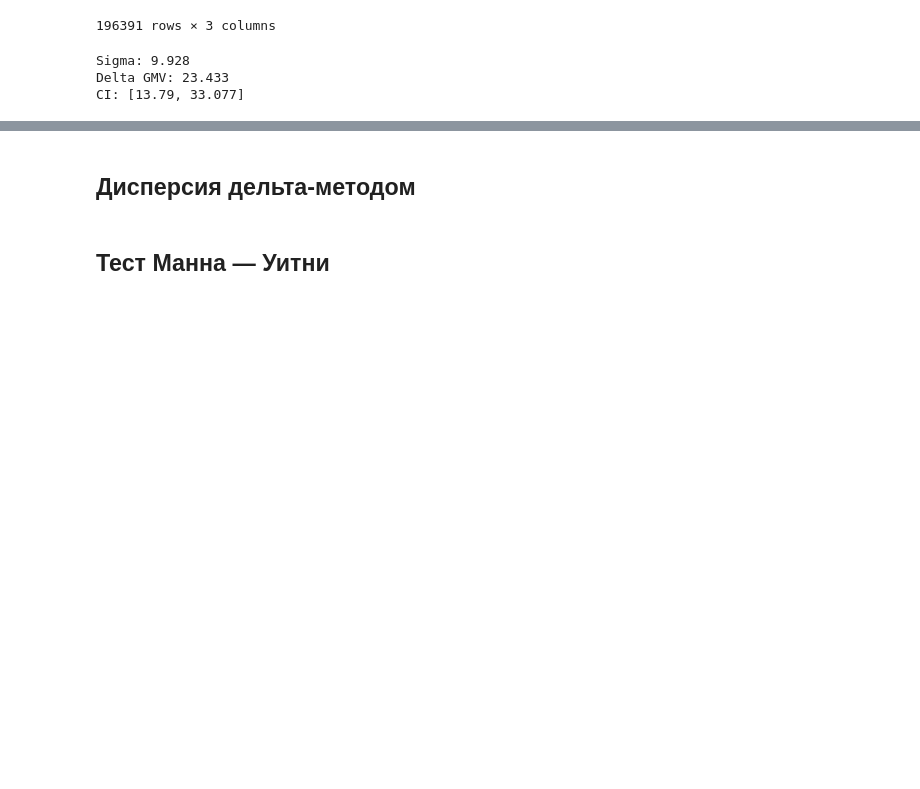
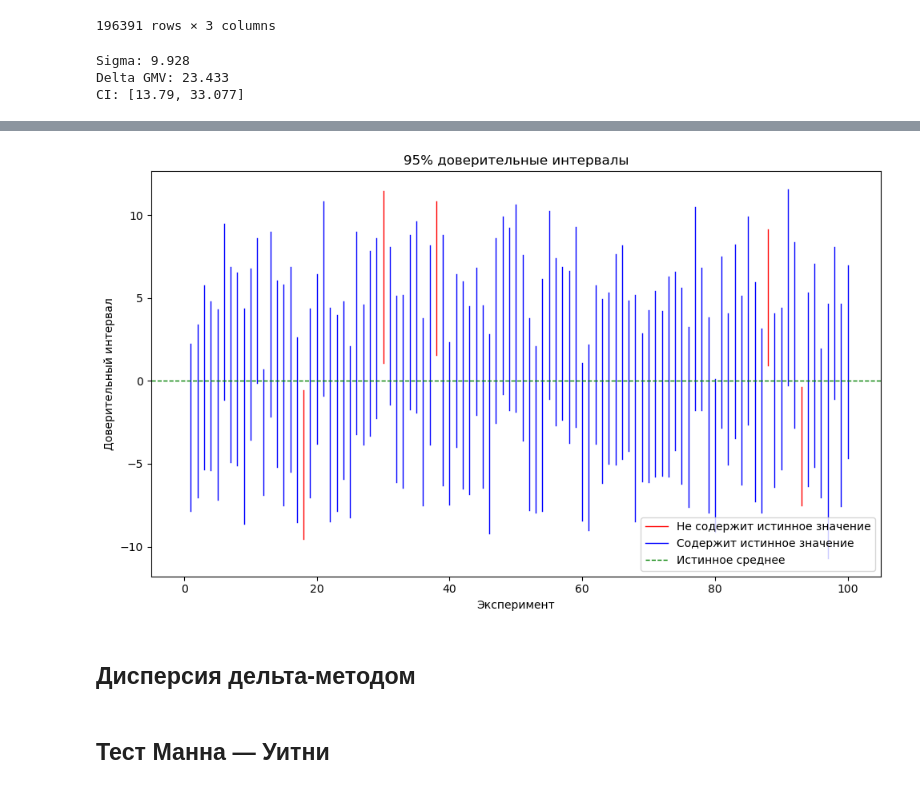
Before and after one commit to VictorChepkasov/ab-week-shad, a Jupyter notebook: My_notes.ipynb, the cells around one changed output, grey strips where cells are left out. Cells and saved outputs as stored; diff of their text form; code cells hidden in the pictures; blank space fills up the shorter version.

Commit message:
add ci plot

```diff
--- a/My_notes.ipynb
+++ b/My_notes.ipynb
@@ -219,3 +256,20 @@ CI: [13.79, 33.077]
+# %%
+true_mean = 0
+pop_std = 15
+num_simulations = 100
+confidence_level = 0.95
+sample_size = 30
+# %%
+confidence_intervals_30, contains_true_mean_30 = make_ci_simulations(
+    sample_size=sample_size,
+    num_simulations=num_simulations,
+    true_mean=true_mean,
+    pop_std=pop_std
+)
+# %%
+plot_ci(confidence_intervals_30, contains_true_mean_30, true_mean)
+# %% [output]
+[figure, added]
 # %% [markdown]
 ## Дисперсия дельта-методом
 # %% [markdown]
```
Also changed, not shown: parts of 4 cells of this notebook.
